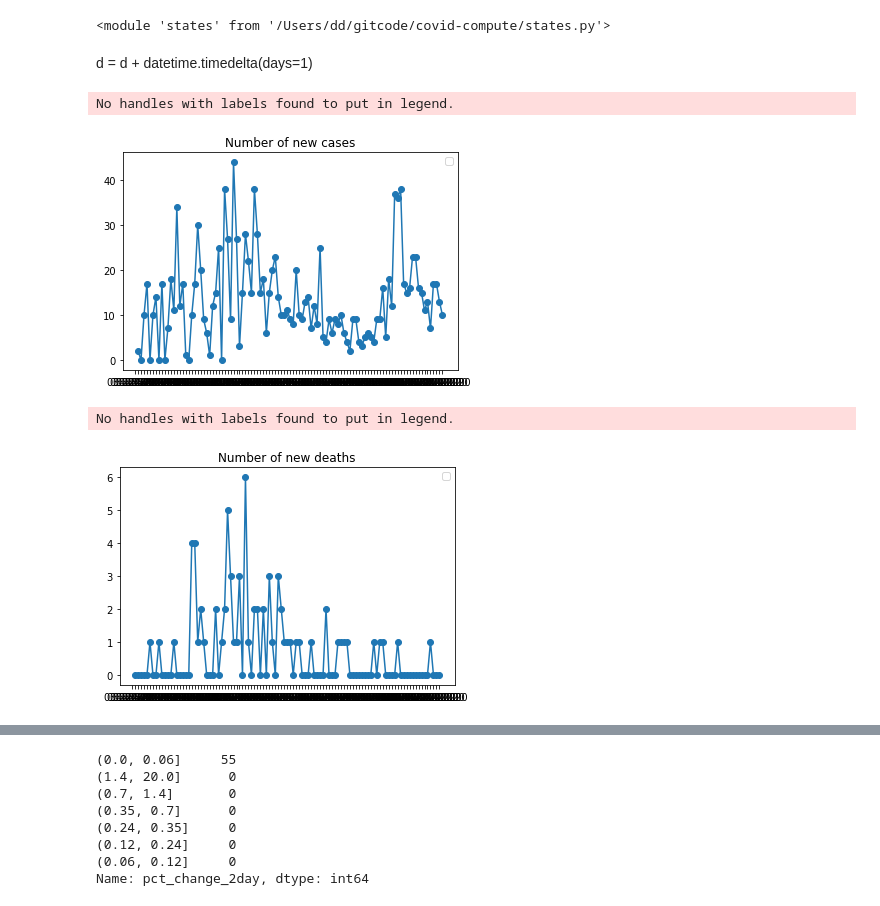
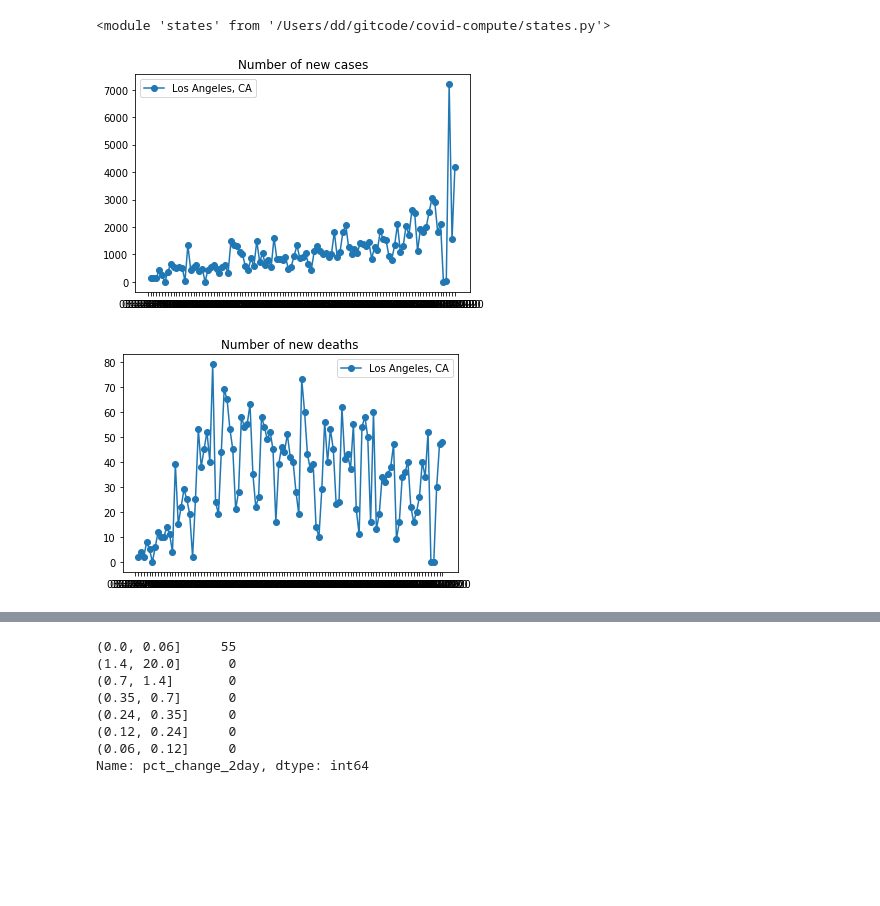
Before and after one commit to nearwalden/covid-compute, a Jupyter notebook: testing2.ipynb, the cells around one changed output, grey strips where cells are left out. Drawn from its saved outputs; the diff is of its cells as text; code cells hidden in the pictures; blank space fills up the shorter version.

```diff
--- a/testing2.ipynb
+++ b/testing2.ipynb
@@ -25,14 +25,10 @@ d = datetime.date(2020, 7, 3)
-# %% [markdown]
-d = d + datetime.timedelta(days=1)
 # %%
 covid.add_day("~/gitcode/", d)
 # %%
 cd = covid.CovidData()
-# %%
-cd.plot_county('Boulder, CO')
-# %% [output]
-No handles with labels found to put in legend.
-[figure, removed]
-No handles with labels found to put in legend.
-[figure, removed]
+# %%
+cd.plot_county('Los Angeles, CA')
+# %% [output]
+[figure, added]
+[figure, added]
 # %%
```
Also changed, not shown: parts of 5 cells of this notebook, 8 other files.
